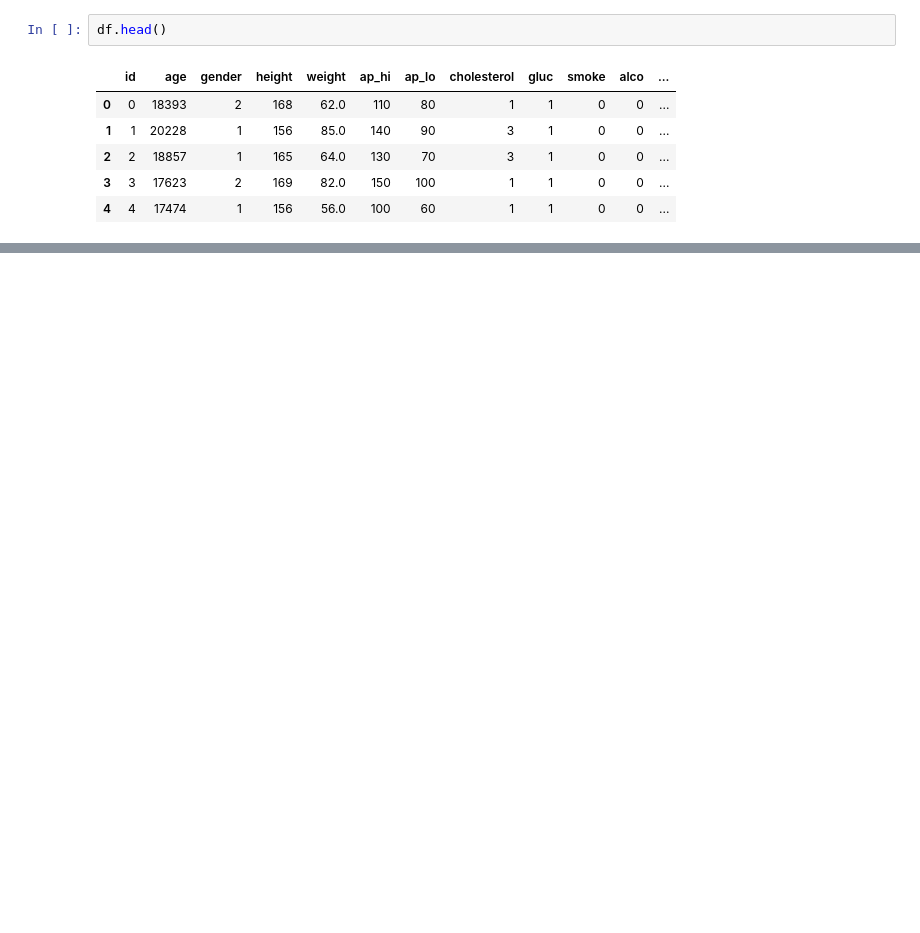
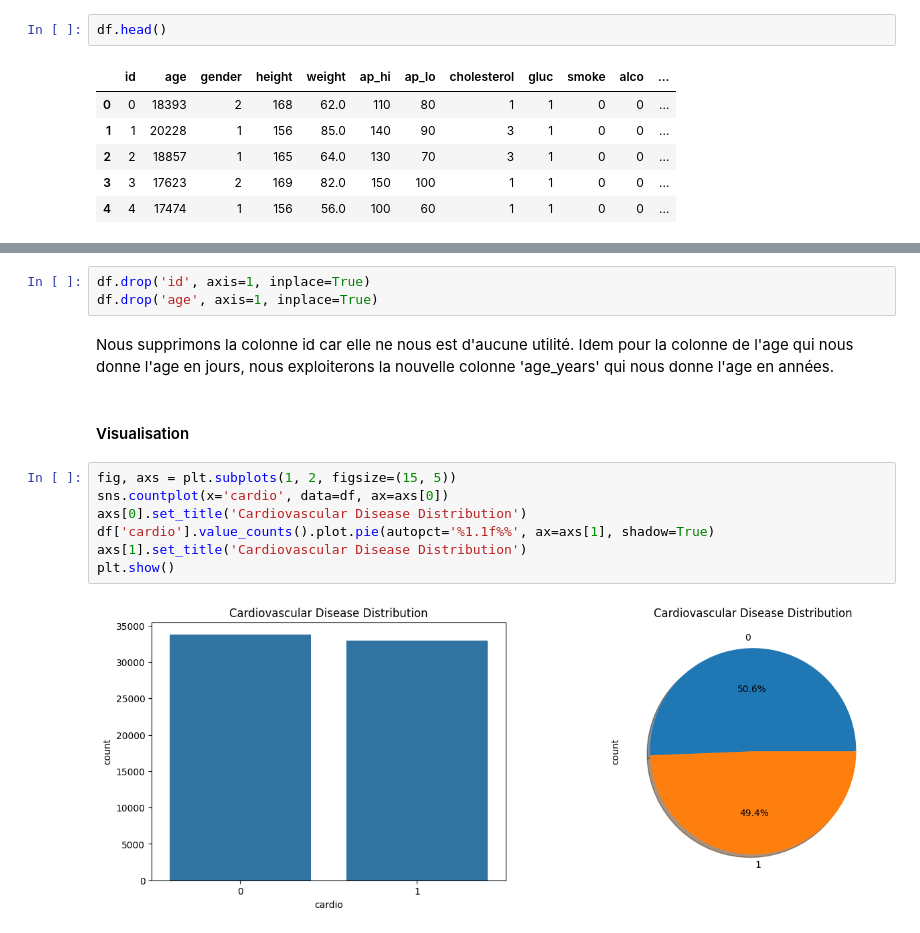
Before and after one commit to abderraouf-metidji/cardio-vasc-risks, a Jupyter notebook: analyse_exploratoire.ipynb, the cells around one changed output, grey strips where cells are left out. Cells and saved outputs as stored; diff of their text form; blank space fills up the shorter version.

```diff
--- a/analyse_exploratoire.ipynb
+++ b/analyse_exploratoire.ipynb
@@ -109,0 +198,16 @@ Nous transformons dans un premier temps la colonne age qui est exprimée en jour
+# %%
+df.drop('id', axis=1, inplace=True)
+df.drop('age', axis=1, inplace=True)
+# %% [markdown]
+Nous supprimons la colonne id car elle ne nous est d'aucune utilité. Idem pour la colonne de l'age qui nous donne l'age en jours, nous exploiterons la nouvelle colonne 'age_years' qui nous donne l'age en années.
+# %% [markdown]
+#### Visualisation
+# %%
+fig, axs = plt.subplots(1, 2, figsize=(15, 5))
+sns.countplot(x='cardio', data=df, ax=axs[0])
+axs[0].set_title('Cardiovascular Disease Distribution')
+df['cardio'].value_counts().plot.pie(autopct='%1.1f%%', ax=axs[1], shadow=True)
+axs[1].set_title('Cardiovascular Disease Distribution')
+plt.show()
+# %% [output]
+[figure, added]
```
Also changed, not shown: parts of 22 cells of this notebook, 1 other file.
